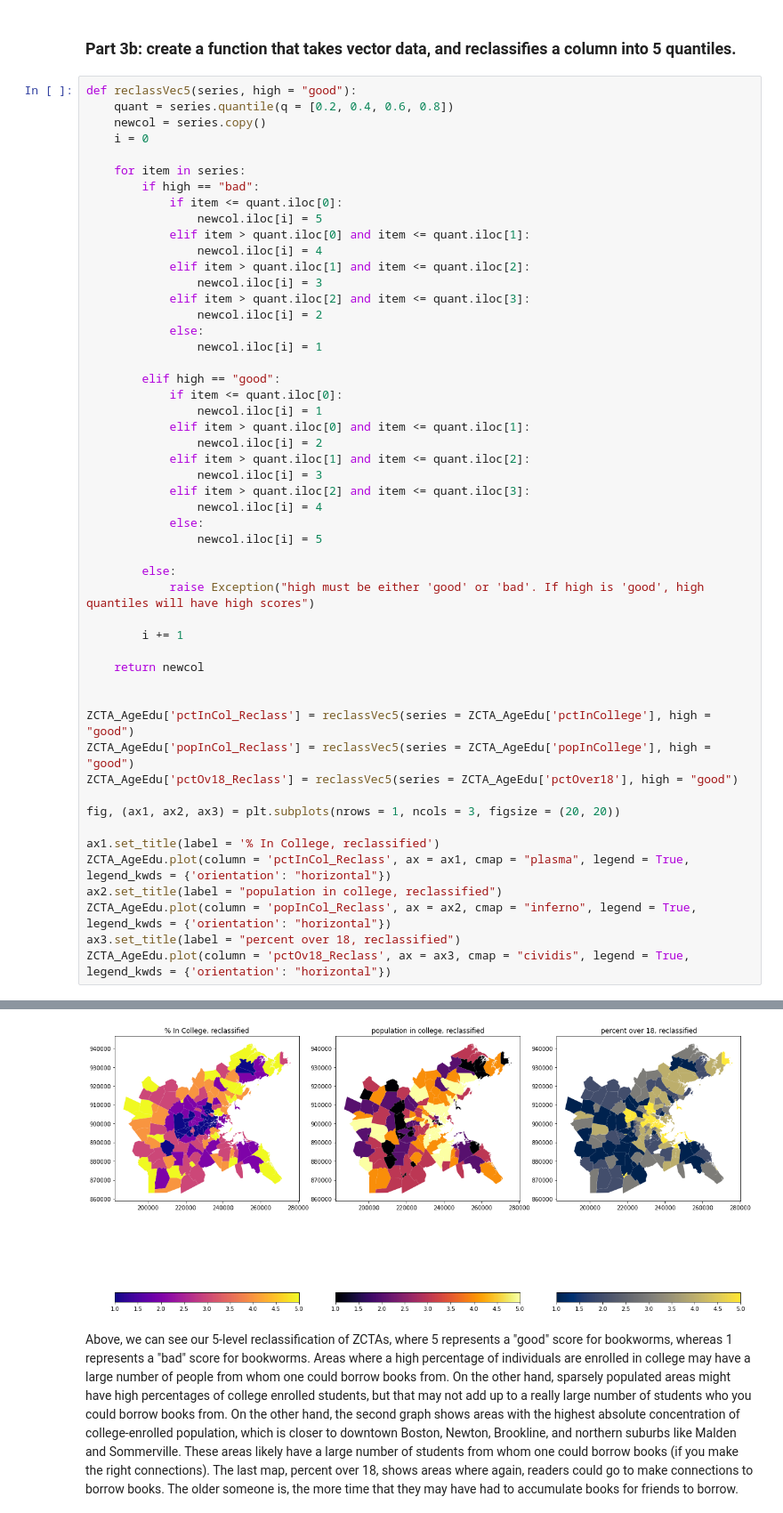
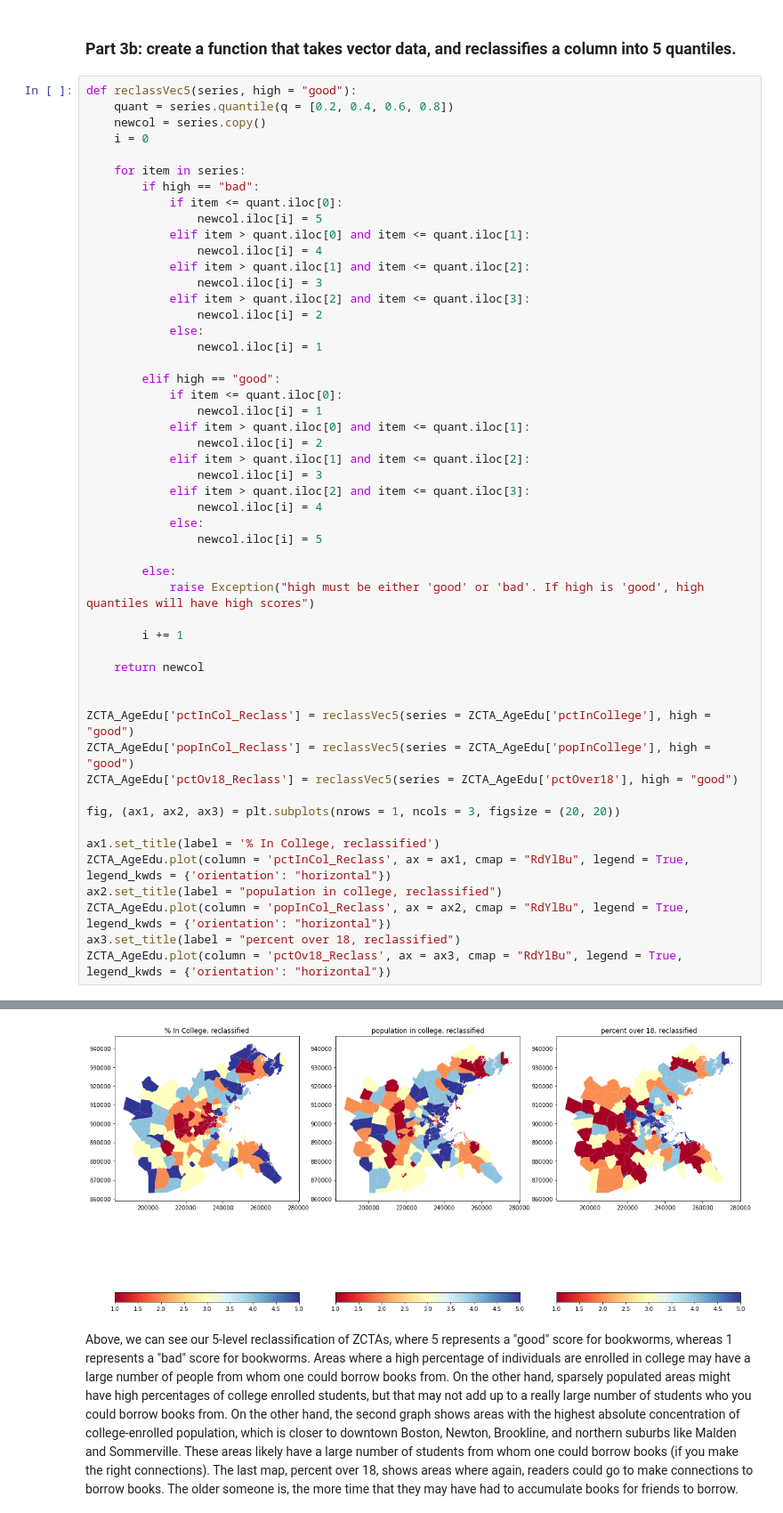
Before and after one commit to kschip97/uep239FinalProj, a Jupyter notebook: notebooks/uep239_FinalProj_SchipperKees.ipynb, the cells around one changed output, grey strips where cells are left out. Shown at 89% size. Saved outputs shown, nothing was run; the diff lists cells and outputs as text.

```diff
--- a/notebooks/uep239_FinalProj_SchipperKees.ipynb
+++ b/notebooks/uep239_FinalProj_SchipperKees.ipynb
@@ -440,37 +440,37 @@ def reclassVec5(series, high = "good"):
             if item <= quant.iloc[0]:
                 newcol.iloc[i] = 1
             elif item > quant.iloc[0] and item <= quant.iloc[1]:
                 newcol.iloc[i] = 2
             elif item > quant.iloc[1] and item <= quant.iloc[2]:
                 newcol.iloc[i] = 3
             elif item > quant.iloc[2] and item <= quant.iloc[3]:
                 newcol.iloc[i] = 4
             else:
                 newcol.iloc[i] = 5
 
         else:
             raise Exception("high must be either 'good' or 'bad'. If high is 'good', high quantiles will have high scores")
 
         i += 1
 
     return newcol
 
 
 ZCTA_AgeEdu['pctInCol_Reclass'] = reclassVec5(series = ZCTA_AgeEdu['pctInCollege'], high = "good")
 ZCTA_AgeEdu['popInCol_Reclass'] = reclassVec5(series = ZCTA_AgeEdu['popInCollege'], high = "good")
 ZCTA_AgeEdu['pctOv18_Reclass'] = reclassVec5(series = ZCTA_AgeEdu['pctOver18'], high = "good")
 
 fig, (ax1, ax2, ax3) = plt.subplots(nrows = 1, ncols = 3, figsize = (20, 20))
 
 ax1.set_title(label = '% In College, reclassified')
-ZCTA_AgeEdu.plot(column = 'pctInCol_Reclass', ax = ax1, cmap = "plasma", legend = True, legend_kwds = {'orientation': "horizontal"})
+ZCTA_AgeEdu.plot(column = 'pctInCol_Reclass', ax = ax1, cmap = "RdYlBu", legend = True, legend_kwds = {'orientation': "horizontal"})
 ax2.set_title(label = "population in college, reclassified")
-ZCTA_AgeEdu.plot(column = 'popInCol_Reclass', ax = ax2, cmap = "inferno", legend = True, legend_kwds = {'orientation': "horizontal"})
+ZCTA_AgeEdu.plot(column = 'popInCol_Reclass', ax = ax2, cmap = "RdYlBu", legend = True, legend_kwds = {'orientation': "horizontal"})
 ax3.set_title(label = "percent over 18, reclassified")
-ZCTA_AgeEdu.plot(column = 'pctOv18_Reclass', ax = ax3, cmap = "cividis", legend = True, legend_kwds = {'orientation': "horizontal"})
+ZCTA_AgeEdu.plot(column = 'pctOv18_Reclass', ax = ax3, cmap = "RdYlBu", legend = True, legend_kwds = {'orientation': "horizontal"})
 # %% [output]
 <AxesSubplot:title={'center':'percent over 18, reclassified'}>
-[figure, old version]
+[figure, new version]
 # %% [markdown]
 Above, we can see our 5-level reclassification of ZCTAs, where 5 represents a "good" score for bookworms, whereas 1 represents a "bad" score for bookworms. Areas where a high percentage of individuals are enrolled in college may have a large number of people from whom one could borrow books from. On the other hand, sparsely populated areas might have high percentages of college enrolled students, but that may not add up to a really large number of students who you could borrow books from. On the other hand, the second graph shows areas with the highest absolute concentration of college-enrolled population, which is closer to downtown Boston, Newton, Brookline, and northern suburbs like Malden and Sommerville. These areas likely have a large number of students from whom one could borrow books (if you make the right connections). The last map, percent over 18, shows areas where again, readers could go to make connections to borrow books. The older someone is, the more time that they may have had to accumulate books for friends to borrow. Therefore, high percentages of population over 18 shows the viable percentage of population who you could borrow books from.
 # %% [markdown]
```
Also changed, not shown: parts of 5 cells of this notebook.
